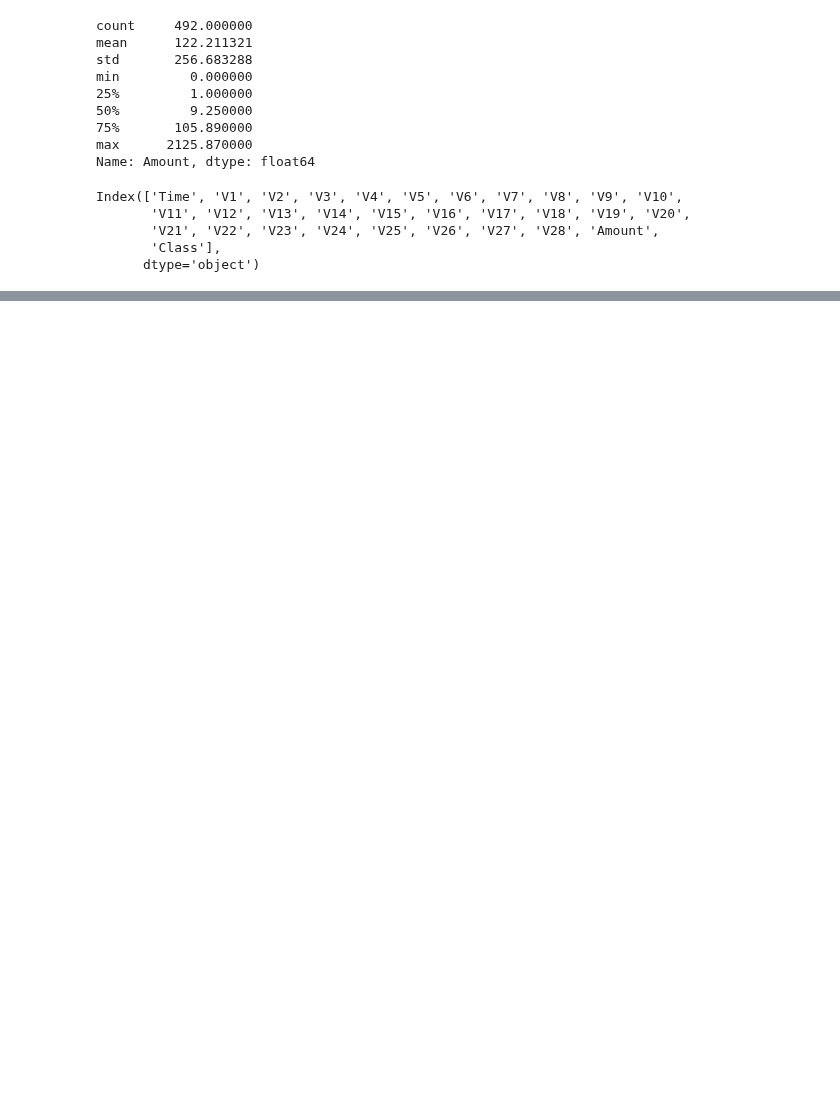
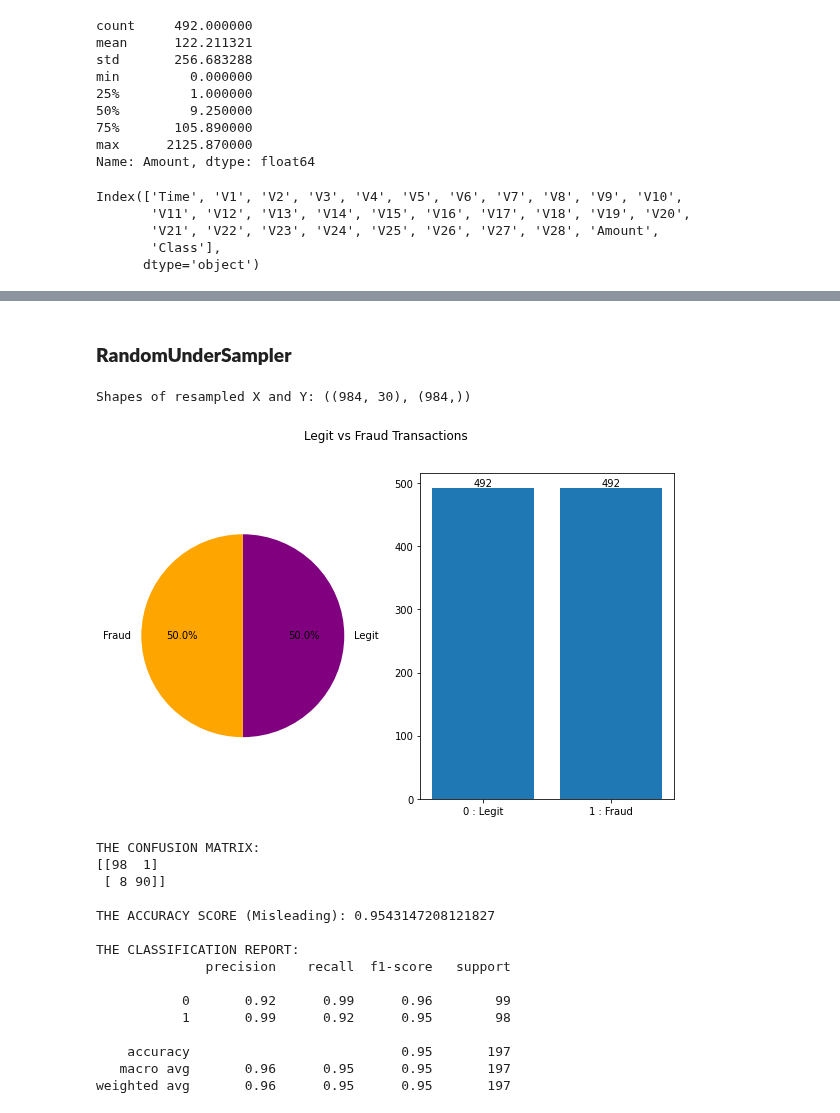
Before and after one commit to ArslanKAS/Python-Chilla-2.0, a Jupyter notebook: 30_Handling_Imbalanced_Dataset/Imbalanced_data_handling.ipynb, the cells around one changed output, grey strips where cells are left out. Saved outputs shown, nothing was run; the diff lists cells and outputs as text; code cells hidden in the pictures; blank space fills up the shorter version.

```diff
--- a/30_Handling_Imbalanced_Dataset/Imbalanced_data_handling.ipynb
+++ b/30_Handling_Imbalanced_Dataset/Imbalanced_data_handling.ipynb
@@ -218,0 +193,5 @@ F1 score: 0.9337098315185057
+# %%
+X_org = df.iloc[:,:30]
+y_org = df.iloc[:,-1]
+
+model_validation(X_org, y_org)
@@ -218,0 +273,30 @@ F1 score: 0.9337098315185057
+# %% [markdown]
+### **RandomUnderSampler**
+# %%
+from imblearn.under_sampling import RandomUnderSampler
+
+rus = RandomUnderSampler(random_state=0)
+X_rus_under, y_rus_under = rus.fit_resample(X_org, y_org)
+
+print(f"Shapes of resampled X and Y: {(X_rus_under.shape, y_rus_under.shape)}")
+plotting((pd.DataFrame(X_rus_under).join(y_rus_under))["Class"])
+
+model_validation(X_rus_under, y_rus_under)
+# %% [output]
+Shapes of resampled X and Y: ((984, 30), (984,))
+[figure, added]
+THE CONFUSION MATRIX:
+[[98  1]
+ [ 8 90]]
+
+THE ACCURACY SCORE (Misleading): 0.9543147208121827
+
+THE CLASSIFICATION REPORT:
+              precision    recall  f1-score   support
+
+           0       0.92      0.99      0.96        99
+           1       0.99      0.92      0.95        98
+
+    accuracy                           0.95       197
+   macro avg       0.96      0.95      0.95       197
+weighted avg       0.96      0.95      0.95       197
```
Also changed, not shown: parts of 87 cells of this notebook, 1 other file.
